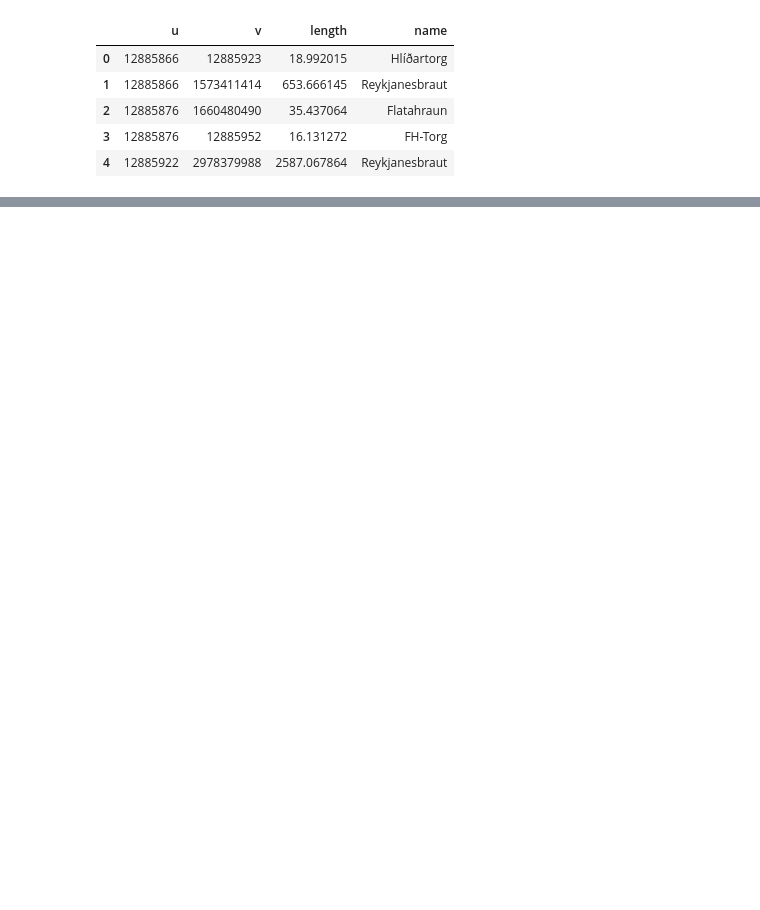
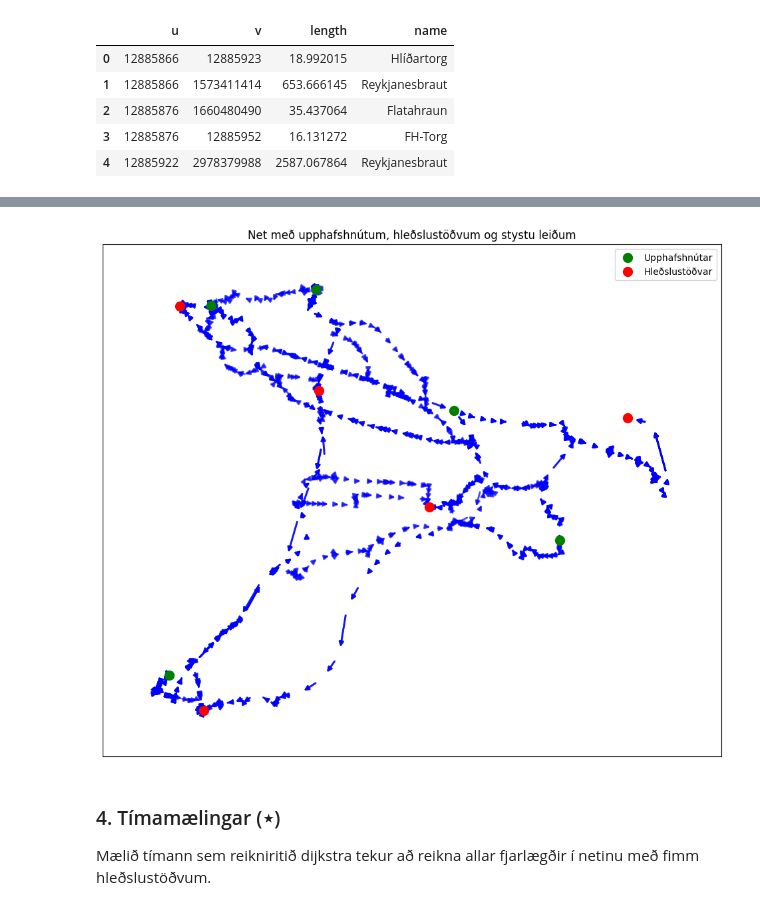
Before and after one commit to liljaschopka/lokaverkefni_greiningReiknirita, a Jupyter notebook: lokaverkefni.ipynb, the cells around one changed output, grey strips where cells are left out. Saved outputs shown, nothing was run; the diff lists cells and outputs as text; code cells hidden in the pictures; blank space fills up the shorter version.

```diff
--- a/lokaverkefni.ipynb
+++ b/lokaverkefni.ipynb
@@ -25,0 +116,12 @@ edges.head()
+# %%
+# Veljum fimm hnúta þar sem við setjum hleðslustöð
+charging_stations = [12885876, 111456955, 14586813, 26471955, 34187360]
+
+# fimm hnútar sem við veljum
+five_nodes = [34389202, 35295068, 253467906, 330050169, 27237169]
+
+
+shortest_path_five = shortest_path_to_charging_station(nodes, edges, charging_stations, five_nodes)
+# shortest_paths = shortest_path_to_charging_station(nodes, edges, charging_stations)
+
+shortest_path_five
@@ -25,0 +146,54 @@ edges.head()
+# %%
+# Create a directed graph
+G = nx.DiGraph()
+
+# Add nodes with attributes
+for _, row in nodes.iterrows():
+    G.add_node(row["osmid"], x=row["x"], y=row["y"], primary=row["primary"])
+
+# Add edges with weights
+for _, row in edges.iterrows():
+    G.add_edge(row["u"], row["v"], weight=row["length"])
+
+# Add nodes with positions
+pos = {row["osmid"]: (row["x"], row["y"]) for _, row in nodes.iterrows()}
+
+# Collect edges that are part of the shortest paths
+shortest_path_edges = []
+for _, row in shortest_path_five.iterrows():
+    start_node = row["start_node"]
+    charging_station = row["charging_station"]
+    distance = row["distance"]
+
+    if distance != float("inf"):  # Only include if a path exists
+        path = nx.shortest_path(G, source=start_node, target=charging_station, weight="weight")
+        shortest_path_edges.extend(list(zip(path[:-1], path[1:])))  # Add edges from the path
+
+# Plot the graph
+plt.figure(figsize=(12, 10))
+
+# Highlight start nodes
+nx.draw_networkx_nodes(
+    G, pos, nodelist=five_nodes, node_color="green", node_size=100, label="Upphafshnútar"
+)
+
+# Highlight charging stations
+nx.draw_networkx_nodes(
+    G, pos, nodelist=charging_stations, node_color="red", node_size=100, label="Hleðslustöðvar"
+)
+
+# Draw only the edges in the shortest paths
+nx.draw_networkx_edges(
+    G, pos, edgelist=shortest_path_edges, edge_color="blue", width=2, alpha=0.7
+)
+
+# Add legend and title
+plt.legend()
+plt.title("Net með upphafshnútum, hleðslustöðvum og stystu leiðum")
+plt.show()
+# %% [output]
+[figure, added]
+# %% [markdown]
+### 4. Tímamælingar (⋆)
+
+Mælið tímann sem reikniritið dijkstra tekur að reikna allar fjarlægðir í netinu með fimm hleðslustöðvum.
```
Also changed, not shown: parts of 13 cells of this notebook.
